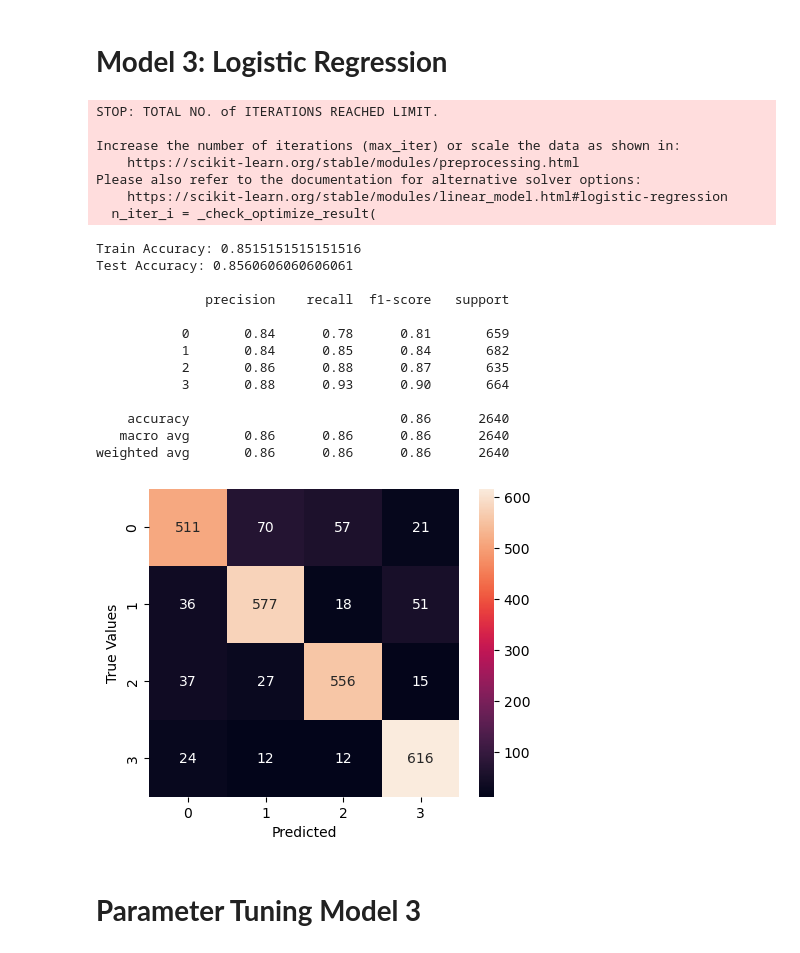
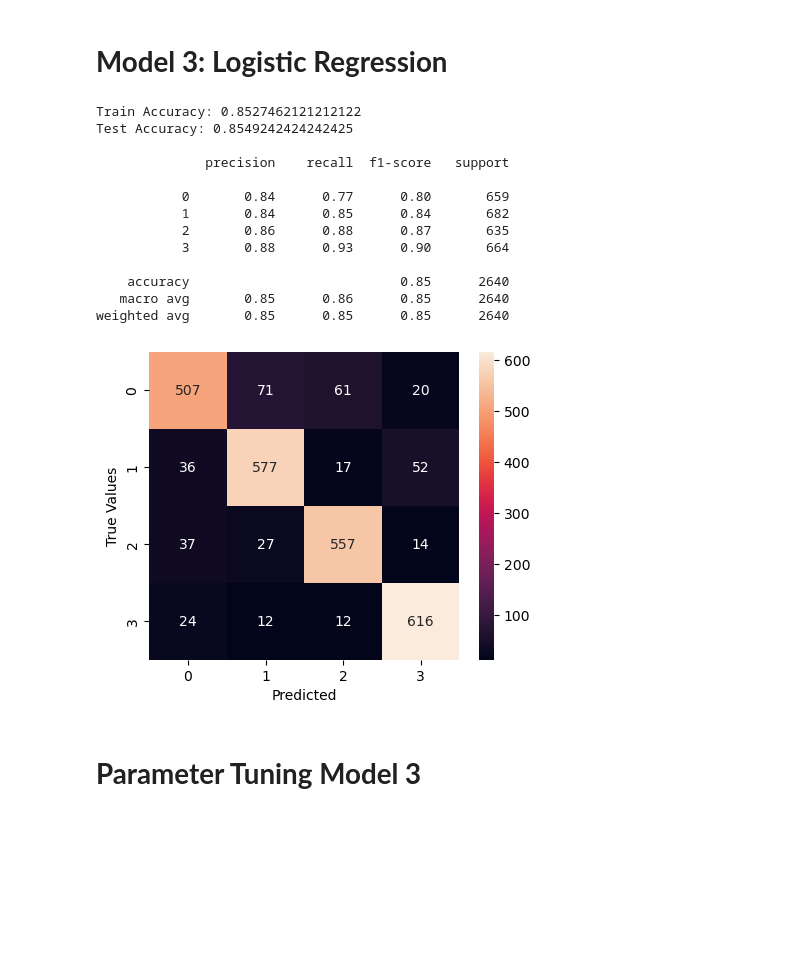
Before and after one commit to IrfanCamparaGithub/3162final, a Jupyter notebook: main.ipynb, the cells around one changed output. Cells and saved outputs as stored; diff of their text form; code cells hidden in the pictures; blank space fills up the shorter version.

Commit message:
Updated Ryan Crosby's section to remove warnings
-model 3 no longer spits out warnings
-model 3 revised no longer spits out warnings

```diff
--- a/main.ipynb
+++ b/main.ipynb
@@ -337,39 +337,42 @@ weighted avg       0.92      0.92      0.92      2640
 # **Model 3: Logistic Regression**
 # %%
 #Ryan Crosby's work model 3 and parameter tuning
-from sklearn.linear_model import LogisticRegression
+from sklearn.preprocessing    import StandardScaler
+from sklearn.linear_model     import LogisticRegression
+from sklearn.multiclass       import OneVsRestClassifier
 
-# Baseline logistic regression
-lr_baseline = LogisticRegression(
-    multi_class='ovr',
-    max_iter=1000,
-    random_state=42
+# 1) Scale your data
+scaler         = StandardScaler()
+X_train_scaled = scaler.fit_transform(X_train)
+X_test_scaled  = scaler.transform(X_test)
+
+# 2) Wrap in OneVsRestClassifier (future-proof) using liblinear
+lr_baseline = OneVsRestClassifier(
+    LogisticRegression(
+        solver='liblinear',   # OVR by default, no multi_class kwarg needed
+        max_iter=2000,        # bump up if you still see convergence warnings
+        random_state=42
+    )
 )
-lr_baseline.fit(X_train, t_train)
 
-# Evaluate baseline
-evaluate_model(lr_baseline, X_train, t_train, X_test, t_test)
+# 3) Fit and evaluate
+lr_baseline.fit(X_train_scaled, t_train)
+evaluate_model(lr_baseline, X_train_scaled, t_train,
+               X_test_scaled,  t_test)
 # %% [output]
-STOP: TOTAL NO. of ITERATIONS REACHED LIMIT.
+Train Accuracy: 0.8527462121212122
+Test Accuracy: 0.8549242424242425
 
-Increase the number of iterations (max_iter) or scale the data as shown in:
-    https://scikit-learn.org/stable/modules/preprocessing.html
-Please also refer to the documentation for alternative solver options:
-    https://scikit-learn.org/stable/modules/linear_model.html#logistic-regression
-  n_iter_i = _check_optimize_result(
+              precision    recall  f1-score   support
+
+           0       0.84      0.77      0.80       659
+           1       0.84      0.85      0.84       682
+           2       0.86      0.88      0.87       635
+           3       0.88      0.93      0.90       664
+
+    accuracy                           0.85      2640
+   macro avg       0.85      0.86      0.85      2640
+weighted avg       0.85      0.85      0.85      2640
-Train Accuracy: 0.8515151515151516
-Test Accuracy: 0.8560606060606061
-
-              precision    recall  f1-score   support
-
-           0       0.84      0.78      0.81       659
-           1       0.84      0.85      0.84       682
-           2       0.86      0.88      0.87       635
-           3       0.88      0.93      0.90       664
-
-    accuracy                           0.86      2640
-   macro avg       0.86      0.86      0.86      2640
-weighted avg       0.86      0.86      0.86      2640
-[figure, old version]
+[figure, new version]
 # %% [markdown]
 # **Parameter Tuning Model 3**
```
Also changed, not shown: parts of 2 cells of this notebook.
